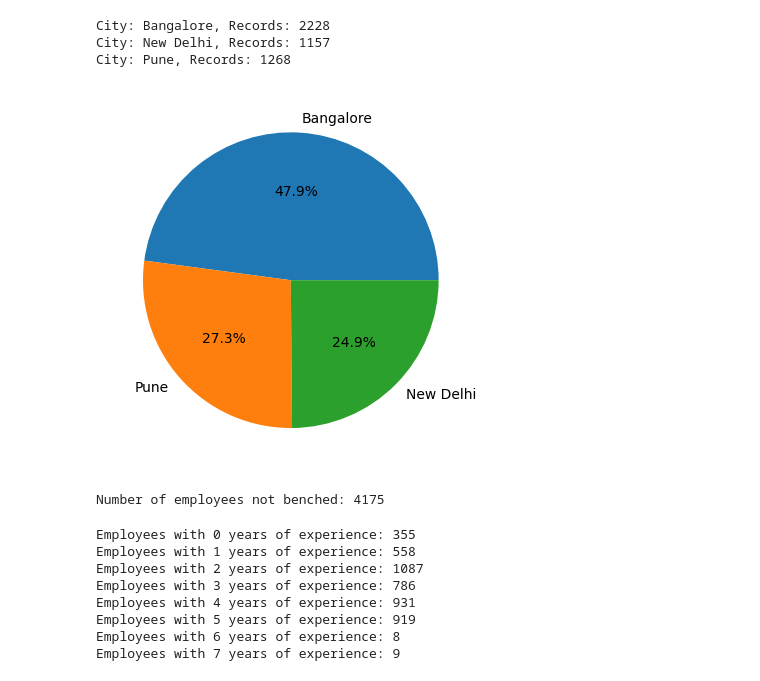
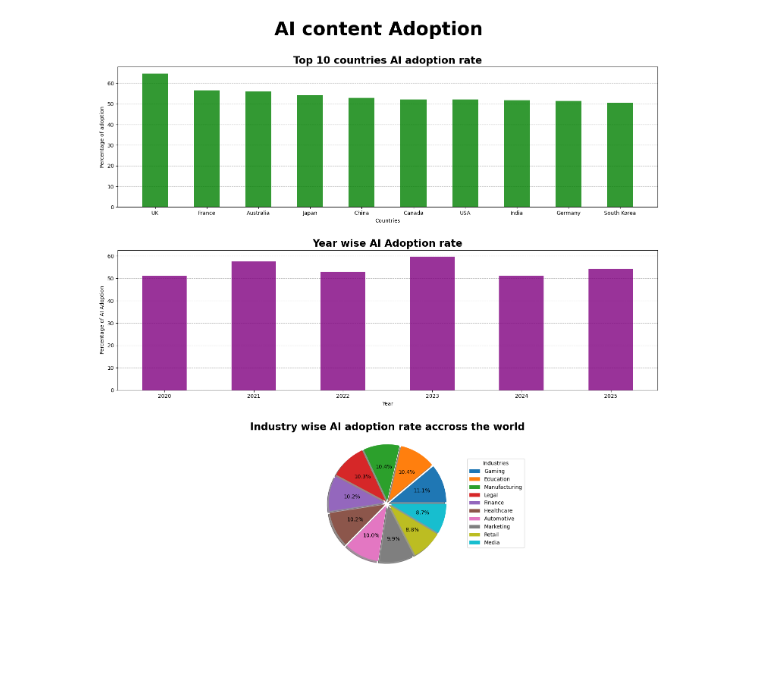
Before and after one commit to Parashuram-V-Pawar/daily-task, a Jupyter notebook: 13-01-2026/dataset_analysing.ipynb, the cells around one changed output. Cells and saved outputs as stored; diff of their text form; code cells hidden in the pictures; blank space fills up the shorter version.

```diff
--- a/13-01-2026/dataset_analysing.ipynb
+++ b/13-01-2026/dataset_analysing.ipynb
@@ -44,34 +129,48 @@ data.tail()
 # %%
-# Number of employees from each cities.
-data_category = data.groupby(data["City"])
-for city in data_category.groups:
-    print(f'City: {city}, Records: {len(data_category.get_group(city))}')
+# AI Adoption rate
+
+
+# Top 10 Countries with highest AI adoption rate
+top_10_countries = data.groupby('Country')['AI Adoption Rate'].mean().sort_values(ascending=False).head(10)
+top_10_countries
+
+# Plotting top 10 countries
+plt.figure(figsize=(15,15))
+plt.subplot(3,1,1)
+plt.bar(top_10_countries.index, top_10_countries.values, color = 'green', width= 0.5, zorder = 3, alpha = 0.8)
+plt.title("Top 10 countries AI adoption rate", fontsize = 19, fontweight = 'bold')
+plt.ylabel("Percentage of adoption")
+plt.xlabel("Countries")
+plt.grid(axis='y', linestyle = '--', alpha = 0.8)
+
+
+# Year wise adoption rate
+year_wise = data.groupby('Year')['AI Adoption Rate'].mean()
+plt.subplot(3,1,2)
+plt.bar(year_wise.index, year_wise.values, color = 'purple', width= 0.5, zorder = 3, alpha = 0.8)
+plt.xlabel("Year")
+plt.ylabel('Percentage of AI Adoption')
+plt.title("Year wise AI Adoption rate", fontsize = 19, fontweight = 'bold')
+plt.grid(axis='y', linestyle = '--', alpha = 0.8)
+
+
+# Industry wise AI generated content
+Industry_wise_order = data.groupby('Industry')['AI Adoption Rate'].mean().sort_values(ascending=False)
+Industry_wise_percentage = Industry_wise_order / Industry_wise_order.sum() * 100
+
+# Plotting Pie chart
+explode = [0.05] * len(Industry_wise_order)
+
+plt.subplot(3,1,3)
+plt.pie(Industry_wise_percentage, autopct='%1.1f%%', shadow=True, explode= explode)
+plt.legend(Industry_wise_percentage.index,
+           title="Industries",
+           loc = 'center left',
+    bbox_to_anchor=(1.05, 0.5))
+plt.title("Industry wise AI adoption rate accross the world", fontsize = 19, fontweight = 'bold')
+
+plt.suptitle("AI content Adoption", fontsize = 35, fontweight = 'bold')
+plt.tight_layout(rect=[0,0,1,0.97], h_pad=3)
+plt.show()
 # %% [output]
-City: Bangalore, Records: 2228
-City: New Delhi, Records: 1157
-City: Pune, Records: 1268
+[figure, added]
-# %%
-plt.pie(data.City.value_counts(), labels = data.City.value_counts().index, autopct='%1.1f%%')
-plt.show()
-# %% [output]
-[figure, removed]
-# %%
-# Number of employees not benched
-not_benched = data[data['EverBenched'] == 'No']
-print(f"Number of employees not benched: {len(not_benched)}")
-# %% [output]
-Number of employees not benched: 4175
-# %%
-# Employees grouped with experience
-experience = data.groupby(data["ExperienceInCurrentDomain"])
-for exp in experience.groups:
-    print(f"Employees with {exp} years of experience: {len(experience.get_group(exp))}")
-# %% [output]
-Employees with 0 years of experience: 355
-Employees with 1 years of experience: 558
-Employees with 2 years of experience: 1087
-Employees with 3 years of experience: 786
-Employees with 4 years of experience: 931
-Employees with 5 years of experience: 919
-Employees with 6 years of experience: 8
-Employees with 7 years of experience: 9
```
Also changed, not shown: parts of 14 cells of this notebook, 3 other files.
